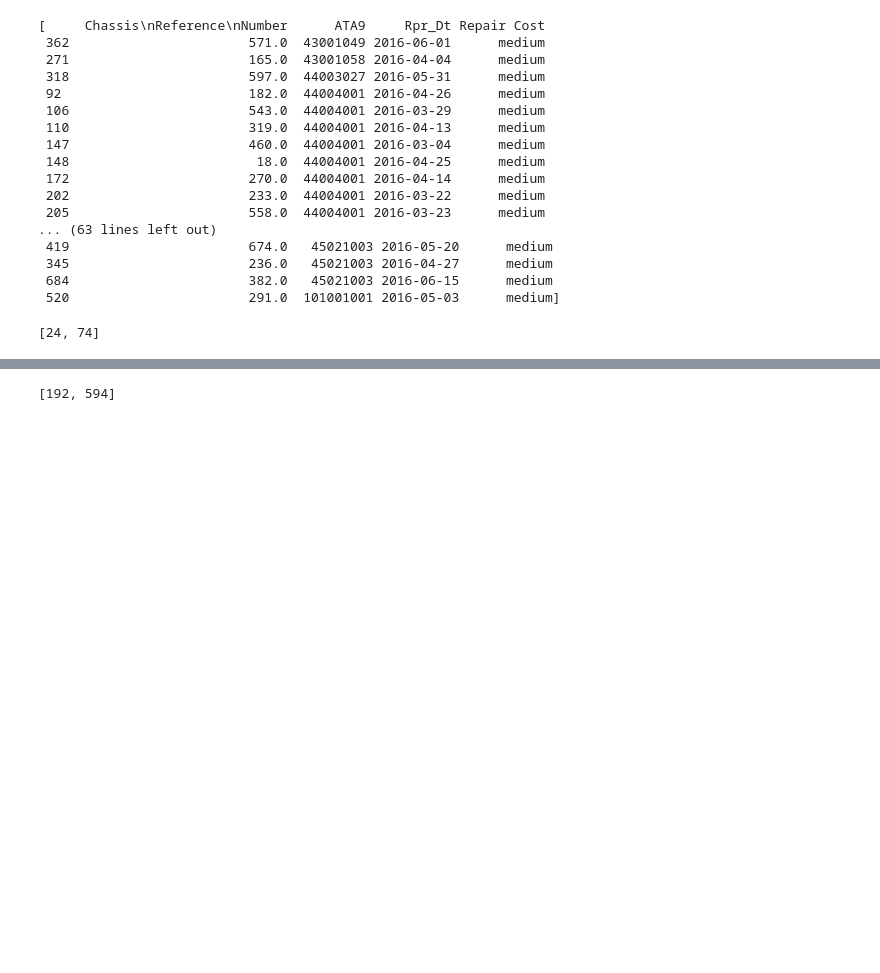
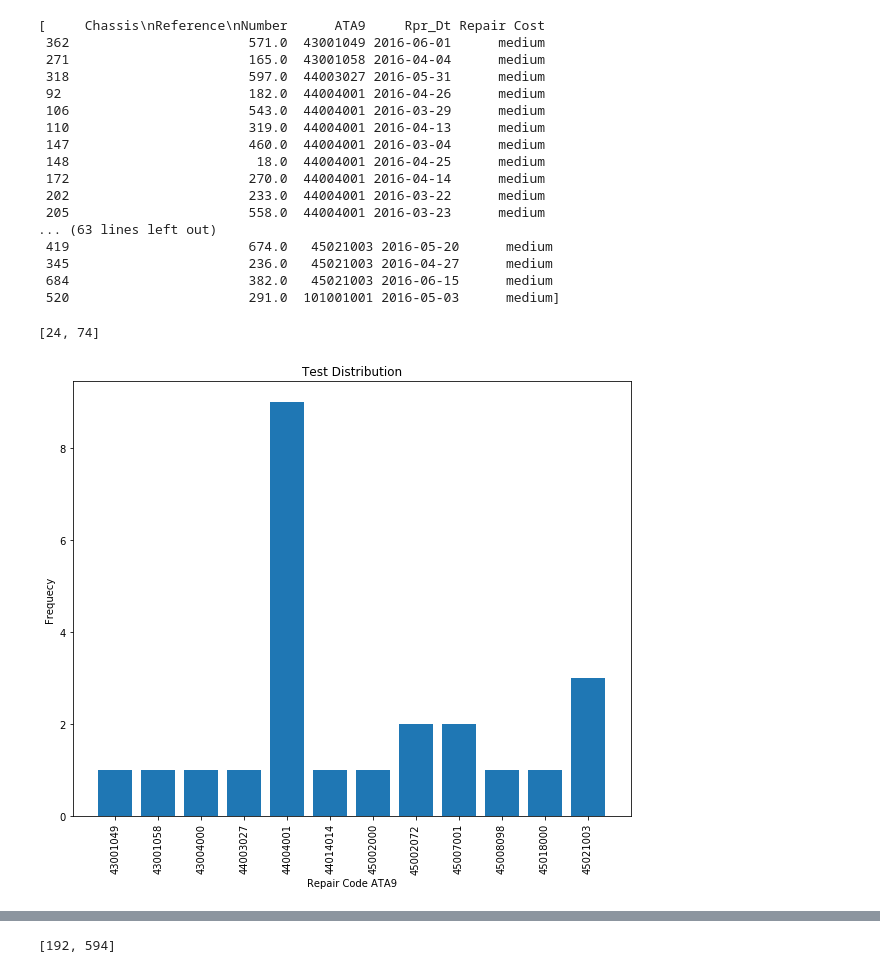
Before and after one commit to christydennison/paccar, a Jupyter notebook: TestTrainSplit_and_LabelSnapshots.ipynb, the cells around one changed output, grey strips where cells are left out. Cells and saved outputs as stored; diff of their text form; code cells hidden in the pictures; blank space fills up the shorter version.

```diff
--- a/TestTrainSplit_and_LabelSnapshots.ipynb
+++ b/TestTrainSplit_and_LabelSnapshots.ipynb
@@ -140,3 +140,20 @@ train = train.append(medium_train)
 [len(test), len(train)]
 # %% [output]
 [24, 74]
+# %%
+# Plot Test Distribution
+bars = []
+heights = []
+for repair_type, repair_group in test.groupby('ATA9'):
+    bars.append(repair_type)
+    heights.append(len(repair_group))
+numbars = len(bars)
+# range(numbars) in following command yields [0,1,...,numbars-1]
+plt.xticks(range(numbars), bars, rotation='vertical')
+plt.bar(range(numbars), heights, align='center')
+plt.xlabel('Repair Code ATA9')
+plt.ylabel('Frequecy')
+plt.title('Test Distribution')
+plt.show()
+# %% [output]
+[figure, added]
```
Also changed, not shown: parts of 7 cells of this notebook.
